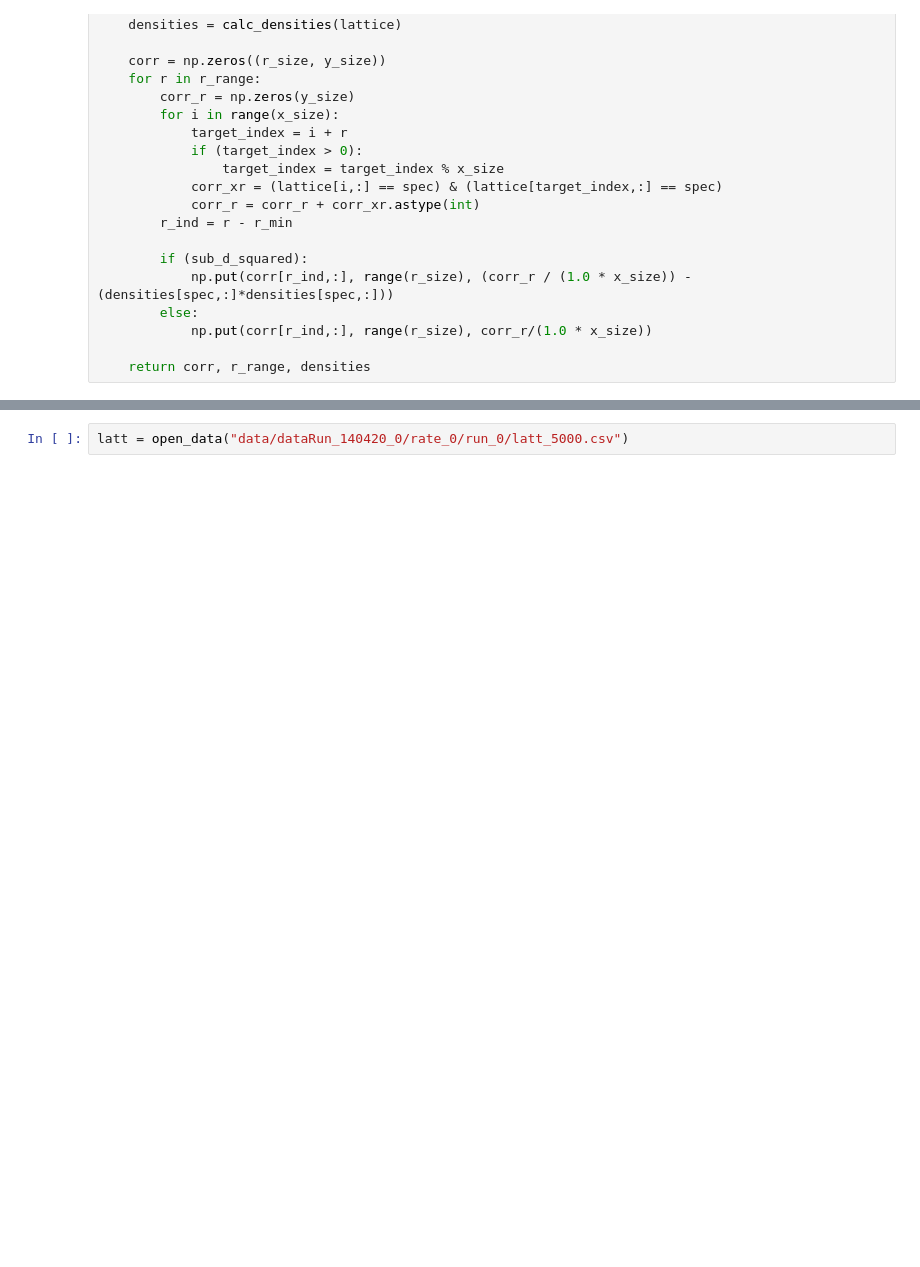
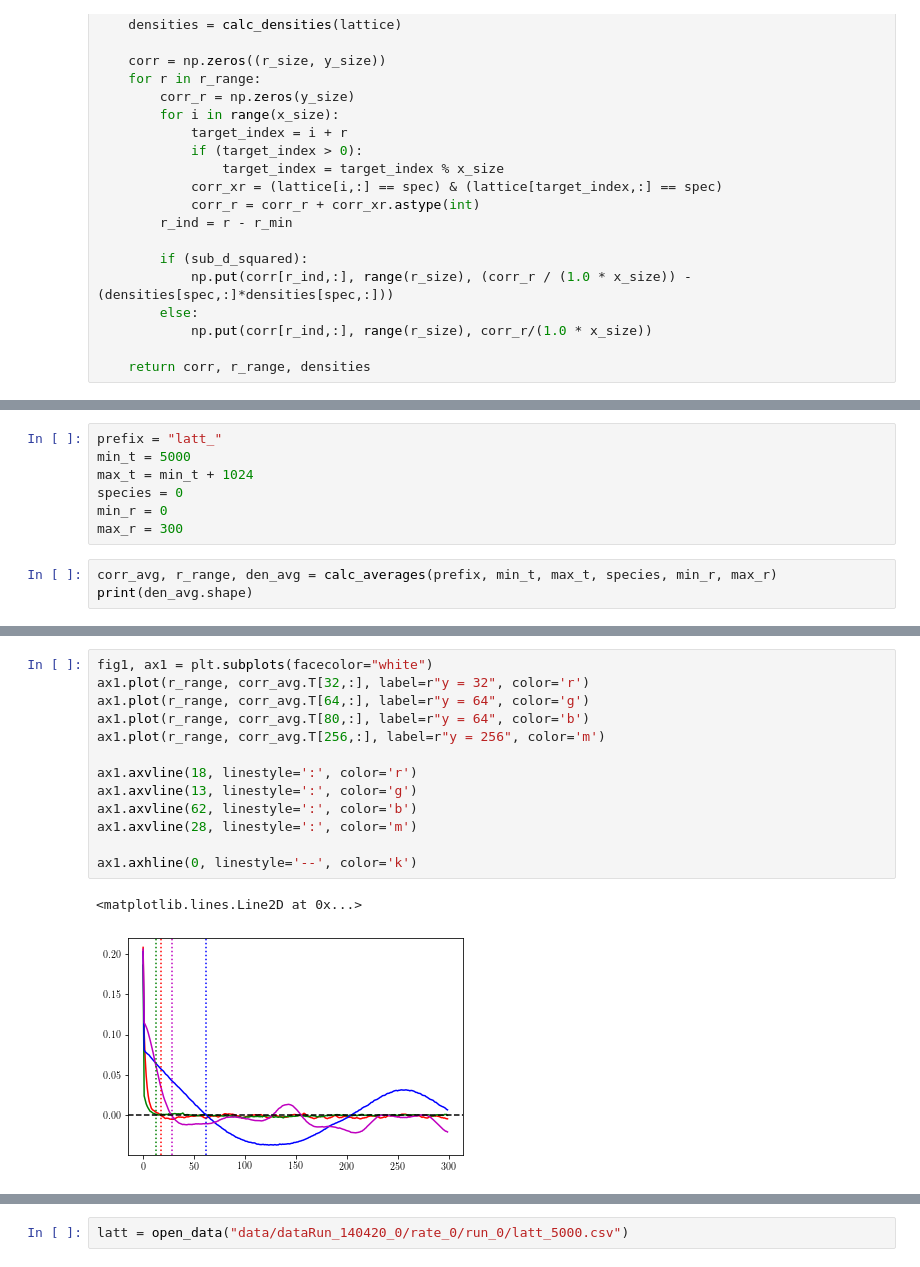
Before and after one commit to mlazarn/Summer18Research, a Jupyter notebook: MonteCarloSim/Untitled10.ipynb, the cells around one changed output, grey strips where cells are left out. Saved outputs shown, nothing was run; the diff lists cells and outputs as text; blank space fills up the shorter version.

```diff
--- a/MonteCarloSim/Untitled10.ipynb
+++ b/MonteCarloSim/Untitled10.ipynb
@@ -60,0 +115,10 @@ os.getcwd()
+# %%
+prefix = "latt_"
+min_t = 5000
+max_t = min_t + 1024
+species = 0
+min_r = 0
+max_r = 300
+# %%
+corr_avg, r_range, den_avg = calc_averages(prefix, min_t, max_t, species, min_r, max_r)
+print(den_avg.shape)
@@ -60,0 +143,16 @@ os.getcwd()
+# %%
+fig1, ax1 = plt.subplots(facecolor="white")
+ax1.plot(r_range, corr_avg.T[32,:], label=r"y = 32", color='r')
+ax1.plot(r_range, corr_avg.T[64,:], label=r"y = 64", color='g')
+ax1.plot(r_range, corr_avg.T[80,:], label=r"y = 64", color='b')
+ax1.plot(r_range, corr_avg.T[256,:], label=r"y = 256", color='m')
+
+ax1.axvline(18, linestyle=':', color='r')
+ax1.axvline(13, linestyle=':', color='g')
+ax1.axvline(62, linestyle=':', color='b')
+ax1.axvline(28, linestyle=':', color='m')
+
+ax1.axhline(0, linestyle='--', color='k')
+# %% [output]
+<matplotlib.lines.Line2D at 0x...>
+[figure, added]
```
Also changed, not shown: parts of 15 cells of this notebook, 2 other files.
